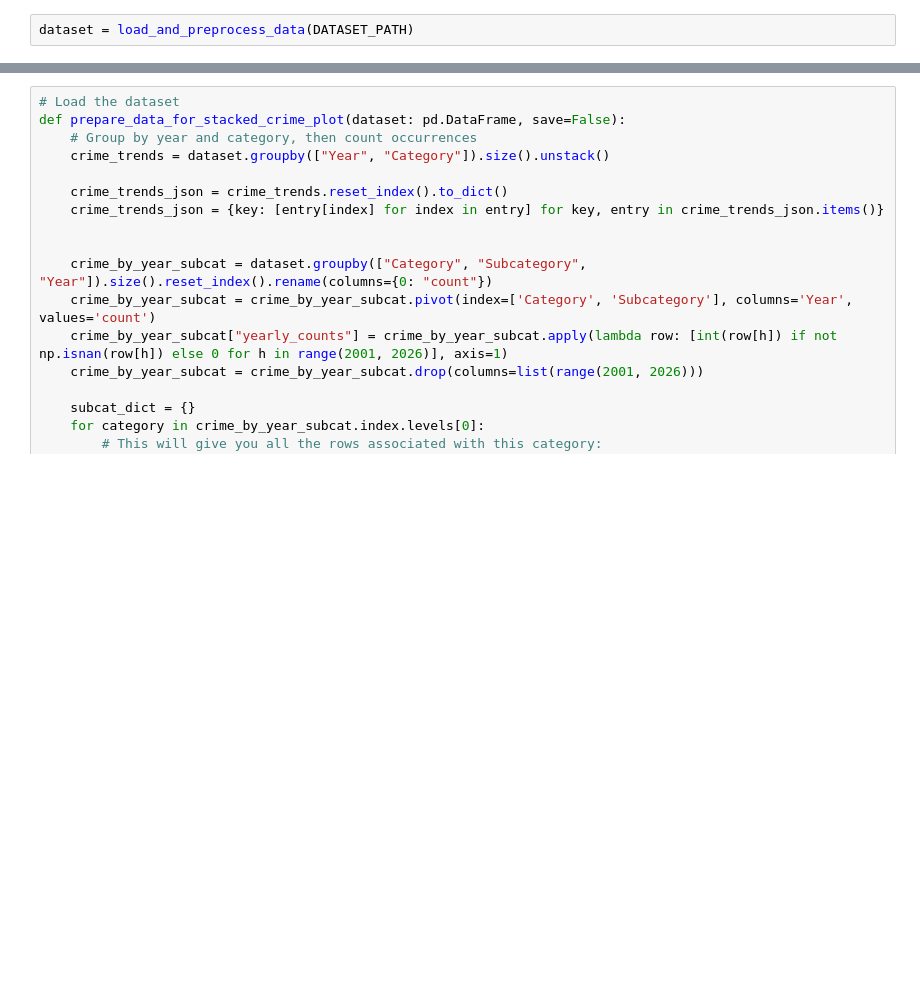
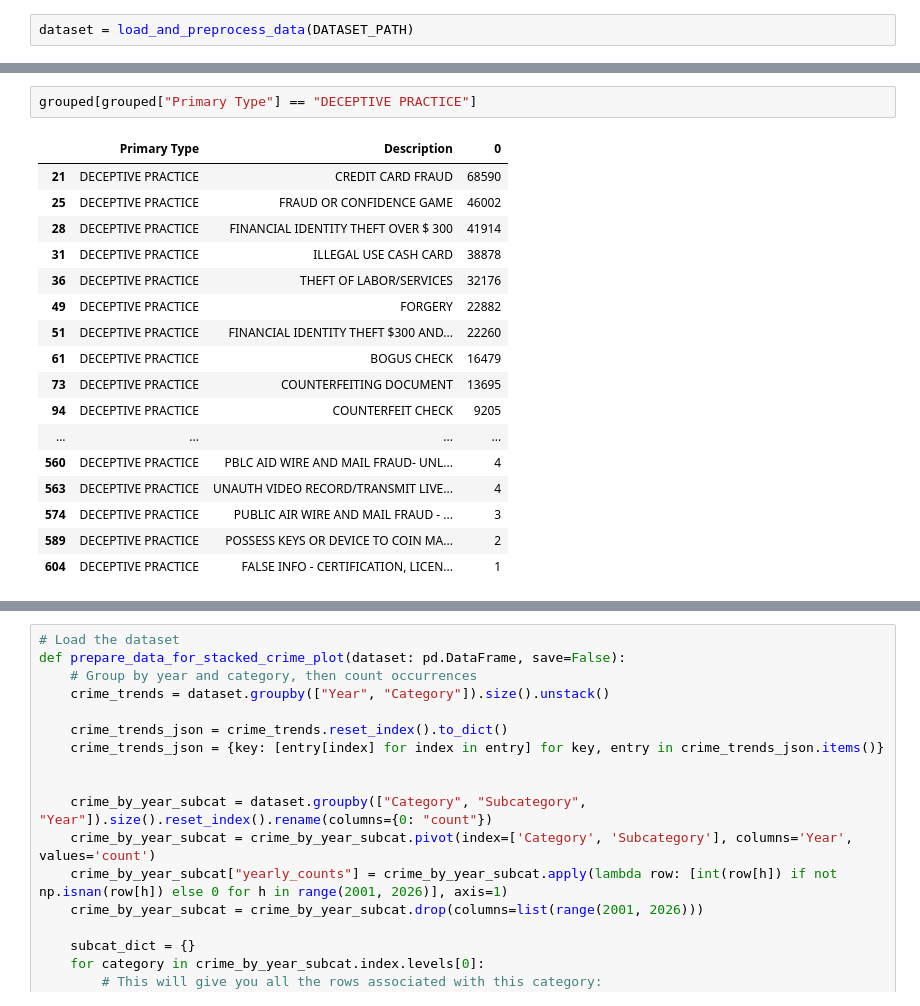
Before and after one commit to com-480-data-visualization/SafetyFirst, a Jupyter notebook: milestone2/generate_data.ipynb, the cells around one changed output, grey strips where cells are left out. Cells and saved outputs as stored; diff of their text form; blank space fills up the shorter version.

```diff
--- a/milestone2/generate_data.ipynb
+++ b/milestone2/generate_data.ipynb
@@ -10,0 +32,20 @@ dataset = load_and_preprocess_data(DATASET_PATH)
+# %%
+grouped[grouped["Primary Type"] == "DECEPTIVE PRACTICE"]
+# %% [output]
+|  | Primary Type | Description | 0 |
+| 21 | DECEPTIVE PRACTICE | CREDIT CARD FRAUD | 68590 |
+| 25 | DECEPTIVE PRACTICE | FRAUD OR CONFIDENCE GAME | 46002 |
+| 28 | DECEPTIVE PRACTICE | FINANCIAL IDENTITY THEFT OVER $ 300 | 41914 |
+| 31 | DECEPTIVE PRACTICE | ILLEGAL USE CASH CARD | 38878 |
+| 36 | DECEPTIVE PRACTICE | THEFT OF LABOR/SERVICES | 32176 |
+| 49 | DECEPTIVE PRACTICE | FORGERY | 22882 |
+| 51 | DECEPTIVE PRACTICE | FINANCIAL IDENTITY THEFT $300 AND... | 22260 |
+| 61 | DECEPTIVE PRACTICE | BOGUS CHECK | 16479 |
+| 73 | DECEPTIVE PRACTICE | COUNTERFEITING DOCUMENT | 13695 |
+| 94 | DECEPTIVE PRACTICE | COUNTERFEIT CHECK | 9205 |
+| ... | ... | ... | ... |
+| 560 | DECEPTIVE PRACTICE | PBLC AID WIRE AND MAIL FRAUD- UNL... | 4 |
+| 563 | DECEPTIVE PRACTICE | UNAUTH VIDEO RECORD/TRANSMIT LIVE... | 4 |
+| 574 | DECEPTIVE PRACTICE | PUBLIC AIR WIRE AND MAIL FRAUD - ... | 3 |
+| 589 | DECEPTIVE PRACTICE | POSSESS KEYS OR DEVICE TO COIN MA... | 2 |
+| 604 | DECEPTIVE PRACTICE | FALSE INFO - CERTIFICATION, LICEN... | 1 |
```
Also changed, not shown: parts of 2 cells of this notebook, 2 other files.
